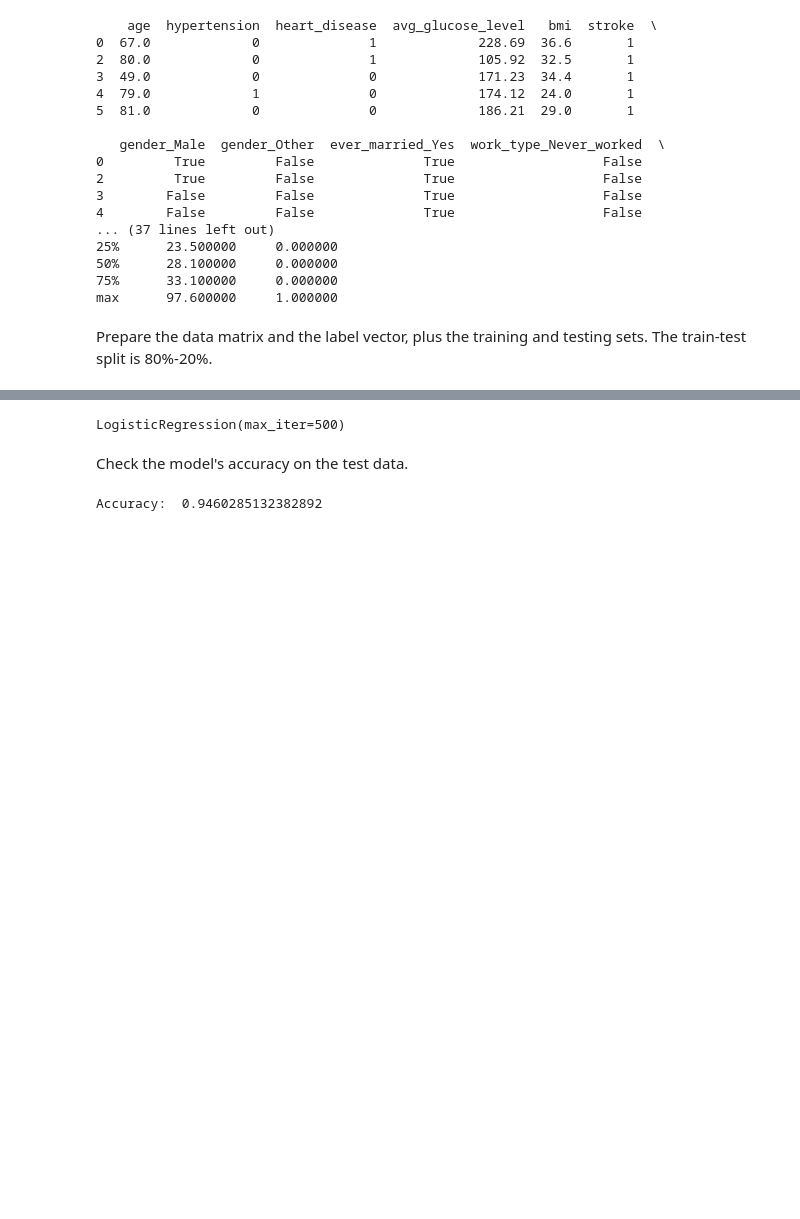
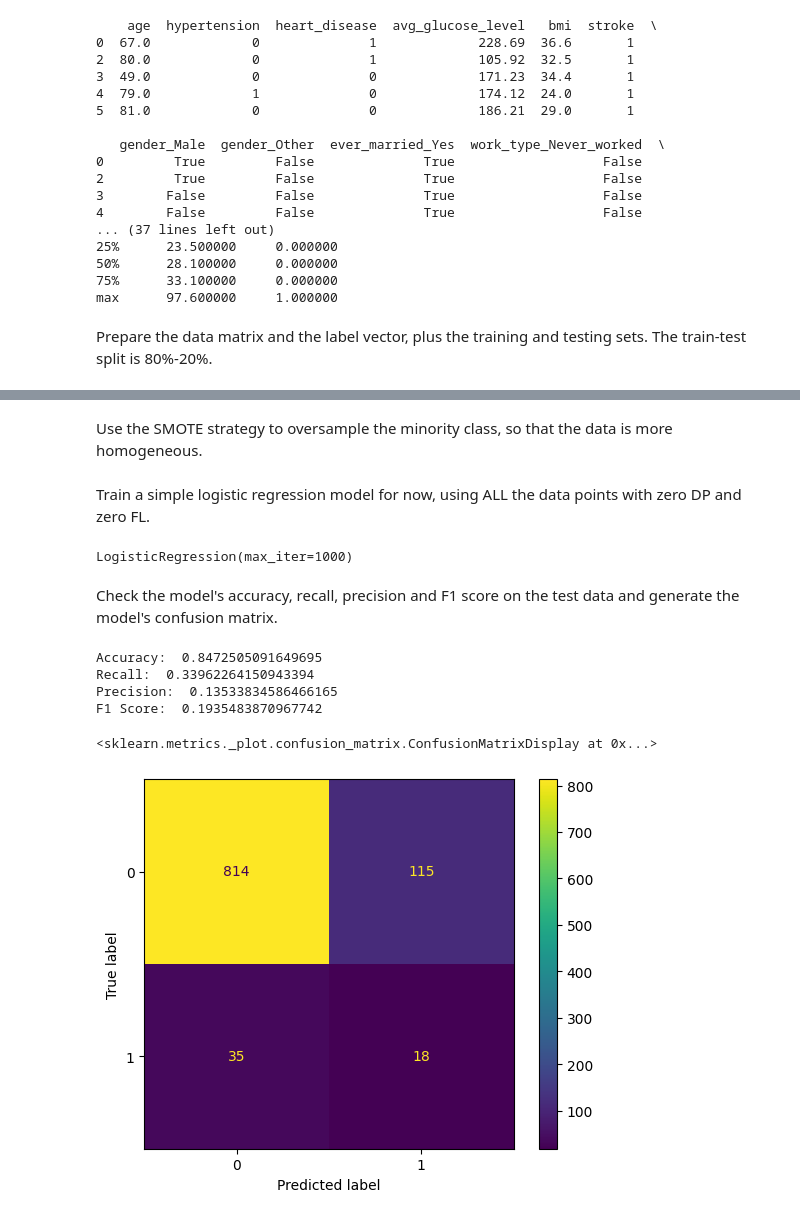
Before and after one commit to yomur21/comp430-project, a Jupyter notebook: COMP430 Project Notebook.ipynb, the cells around one changed output, grey strips where cells are left out. Saved outputs shown, nothing was run; the diff lists cells and outputs as text; code cells hidden in the pictures; blank space fills up the shorter version.

Commit message:
Add files via upload
Added the SMOTE strategy and calculated some other classification metrics.

```diff
--- a/COMP430 Project Notebook.ipynb
+++ b/COMP430 Project Notebook.ipynb
@@ -61,14 +60,32 @@ Train a simple logistic regression model for now, using ALL the data points with
+# %% [markdown]
+Use the SMOTE strategy to oversample the minority class, so that the data is more homogeneous.
+# %%
+smote = SMOTE(random_state=42)
+X_train_resampled, y_train_resampled = smote.fit_resample(X_train, y_train)
+# %% [markdown]
+Train a simple logistic regression model for now, using ALL the data points with zero DP and zero FL.
 # %%
-model = LogisticRegression(max_iter= 500)
+model = LogisticRegression(max_iter= 1000)
 
-model.fit(X_train, y_train)
+model.fit(X_train_resampled, y_train_resampled)
 # %% [output]
-LogisticRegression(max_iter=500)
+LogisticRegression(max_iter=1000)
 # %% [markdown]
-Check the model's accuracy on the test data.
+Check the model's accuracy, recall, precision and F1 score on the test data and generate the model's confusion matrix.
 # %%
 y_pred = model.predict(X_test)
 
 print("Accuracy: ", accuracy_score(y_test, y_pred))
+print("Recall: ", recall_score(y_test, y_pred))
+print("Precision: ", precision_score(y_test, y_pred))
+print("F1 Score: ", f1_score(y_test, y_pred))
+
+cm = confusion_matrix(y_test, y_pred)
+ConfusionMatrixDisplay(cm).plot()
 # %% [output]
-Accuracy:  0.9460285132382892
+Accuracy:  0.8472505091649695
+Recall:  0.33962264150943394
+Precision:  0.13533834586466165
+F1 Score:  0.1935483870967742
+<sklearn.metrics._plot.confusion_matrix.ConfusionMatrixDisplay at 0x...>
+[figure, added]
```
Also changed, not shown: parts of 2 cells of this notebook.
